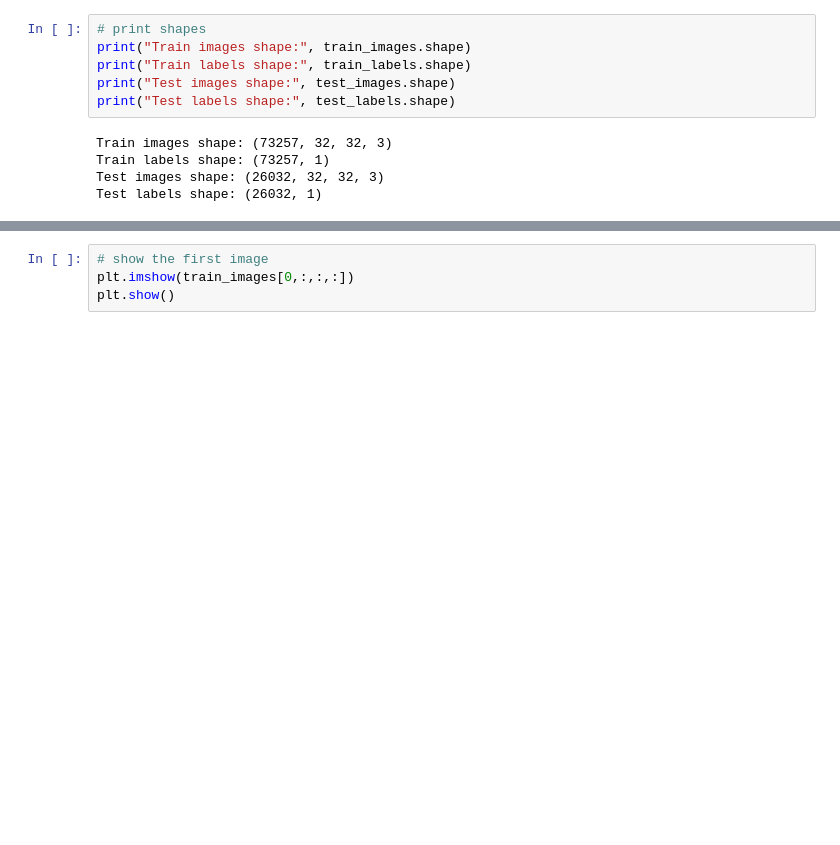
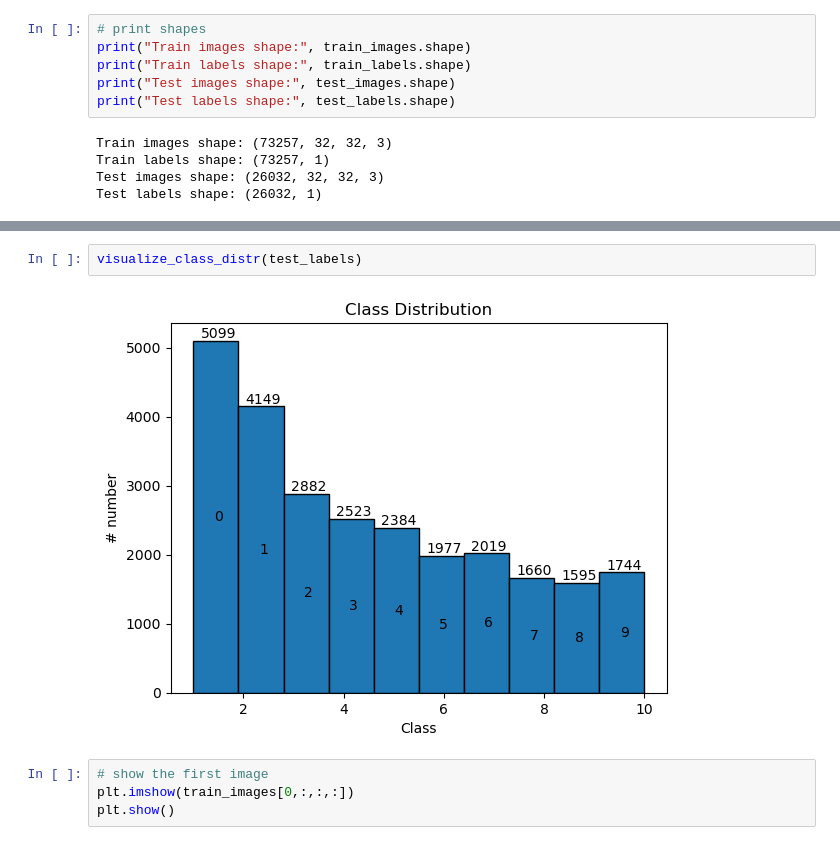
Before and after one commit to LouisSko/pattern-recognition-term-project, a Jupyter notebook: project_1.ipynb, the cells around one changed output, grey strips where cells are left out. Cells and saved outputs as stored; diff of their text form; blank space fills up the shorter version.

```diff
--- a/project_1.ipynb
+++ b/project_1.ipynb
@@ -43,3 +69,7 @@ Test labels shape: (26032, 1)
+# %%
+visualize_class_distr(test_labels)
+# %% [output]
+[figure, added]
 # %%
 # show the first image
 plt.imshow(train_images[0,:,:,:])
```
Also changed, not shown: parts of 19 cells of this notebook.
